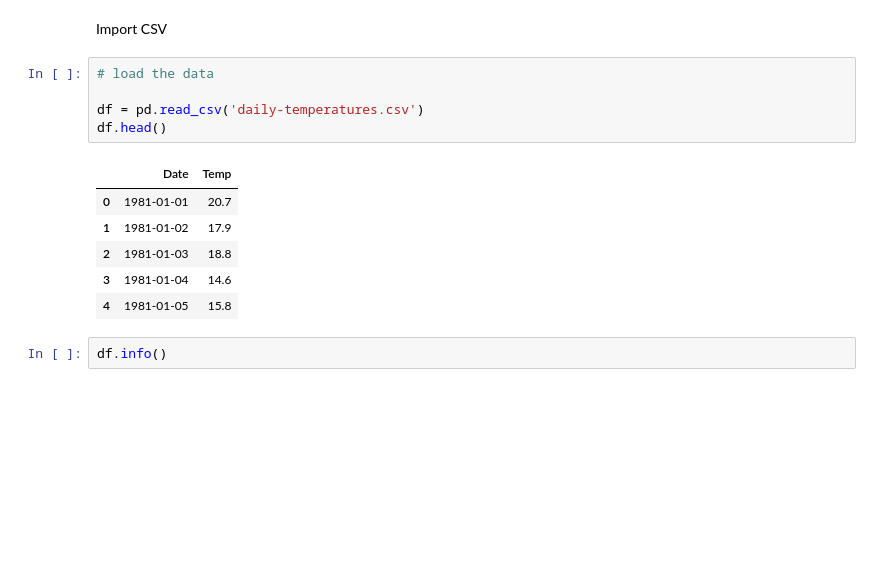
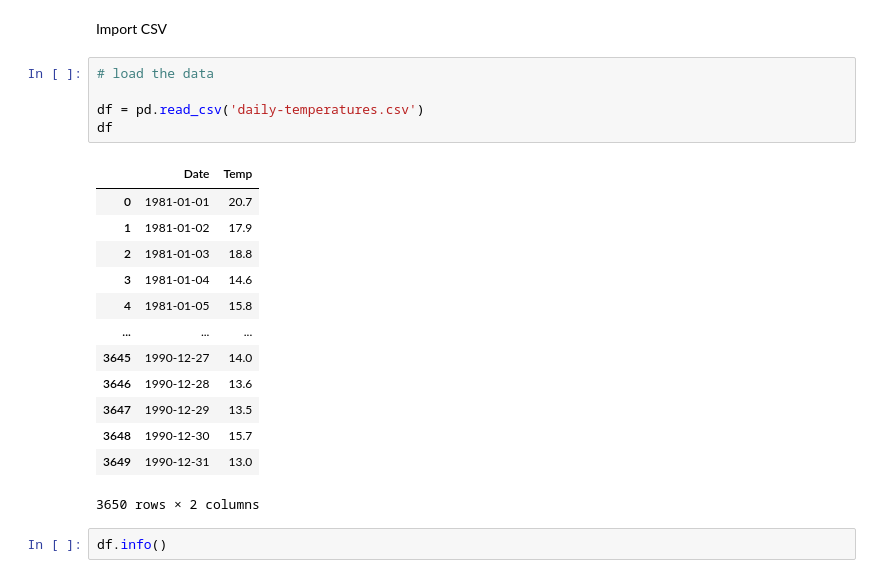
Before and after one commit to smr-dalli/ai-strive-exercises, a Jupyter notebook: M4/d10/predict_temp.ipynb, the cells around one changed output. Drawn from its saved outputs; the diff is of its cells as text; blank space fills up the shorter version.

```diff
--- a/M4/d10/predict_temp.ipynb
+++ b/M4/d10/predict_temp.ipynb
@@ -21,15 +21,22 @@ Import CSV
 # %%
 # load the data
 
 df = pd.read_csv('daily-temperatures.csv')
-df.head()
+df
 # %% [output]
 |  | Date | Temp |
 | 0 | 1981-01-01 | 20.7 |
 | 1 | 1981-01-02 | 17.9 |
 | 2 | 1981-01-03 | 18.8 |
 | 3 | 1981-01-04 | 14.6 |
 | 4 | 1981-01-05 | 15.8 |
+| ... | ... | ... |
+| 3645 | 1990-12-27 | 14.0 |
+| 3646 | 1990-12-28 | 13.6 |
+| 3647 | 1990-12-29 | 13.5 |
+| 3648 | 1990-12-30 | 15.7 |
+| 3649 | 1990-12-31 | 13.0 |
+3650 rows × 2 columns
 # %%
 df.info()
 # %% [output]
```
Also changed, not shown: parts of 10 cells of this notebook.
